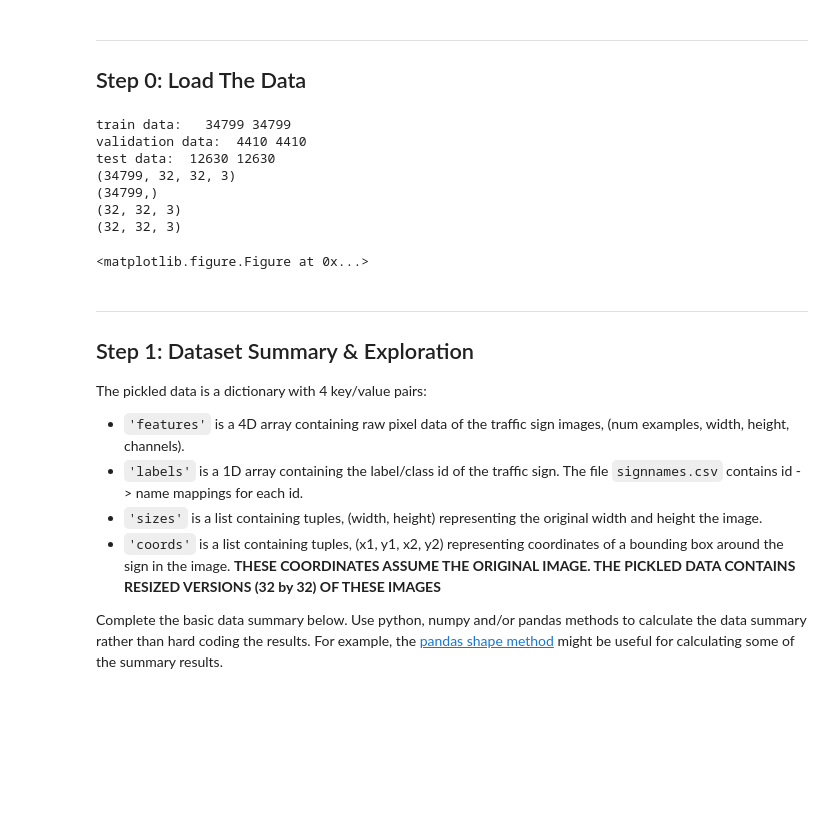
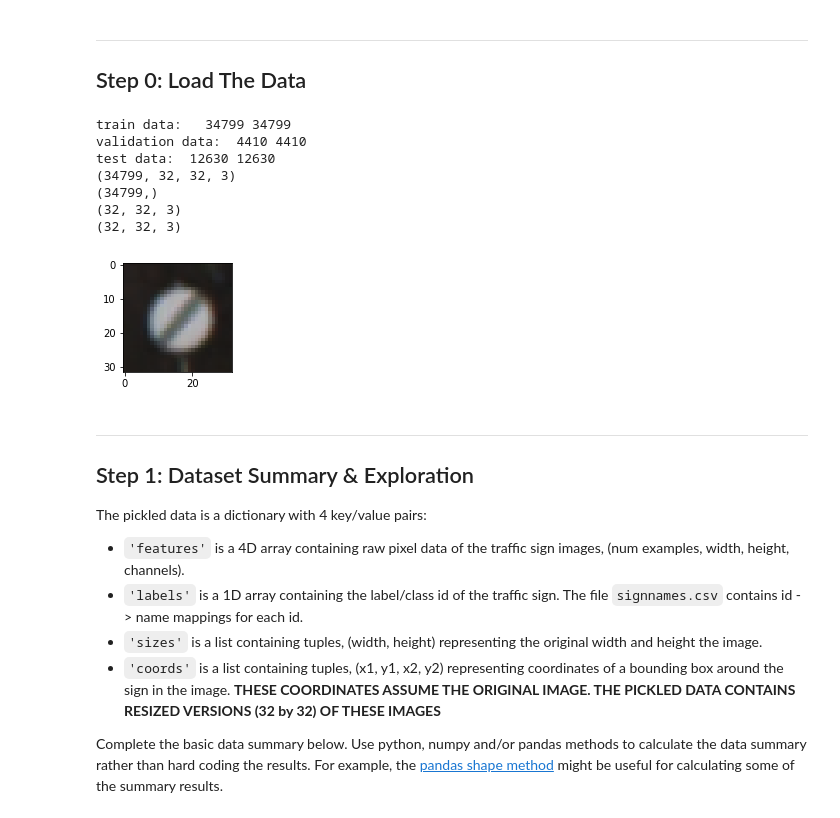
Before and after one commit to chengzg/Traffic_Sign_Classifier, a Jupyter notebook: Traffic_Sign_Classifier.ipynb, the cells around one changed output. Cells and saved outputs as stored; diff of their text form; code cells hidden in the pictures; blank space fills up the shorter version.

```diff
--- a/Traffic_Sign_Classifier.ipynb
+++ b/Traffic_Sign_Classifier.ipynb
@@ -42,35 +42,36 @@ X_valid, y_valid = valid['features'], valid['labels']
 X_test, y_test = test['features'], test['labels']
 
 print("train data:  ", len(X_train), len(y_train))
 print("validation data: ", len(X_valid), len(y_valid))
 print("test data: ", len(X_test), len(y_test))
 
 # To Be Removed Later
 # ===================
 
 print(X_train.shape)
 print(y_train.shape)
 
 import matplotlib.pyplot as plt
 x_train_index = random.randint(0, len(X_train))
 x_vaild_index = random.randint(0, len(X_valid))
 x_test_index = random.randint(0, len(X_test))
 
 image = X_train[x_train_index]
 print(image.shape)
 image = image.squeeze()
 print(image.shape)
-plt.figure(figsize=(1,1))
+plt.figure(figsize=(2,2))
+plt.imshow(image)
 plt.show()
 # %% [output]
 train data:   34799 34799
 validation data:  4410 4410
 test data:  12630 12630
 (34799, 32, 32, 3)
 (34799,)
 (32, 32, 3)
 (32, 32, 3)
-<matplotlib.figure.Figure at 0x...>
+[figure, added]
 # %% [markdown]
 ---
 
```
Also changed, not shown: parts of 16 cells of this notebook, 6 other files.
